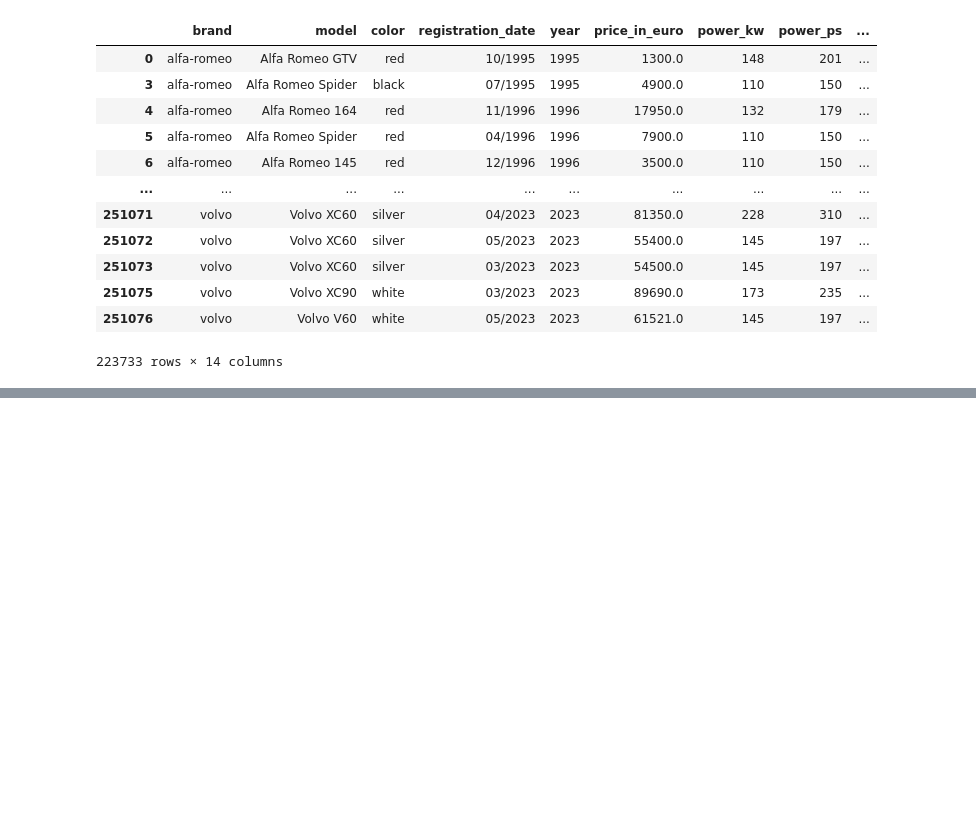
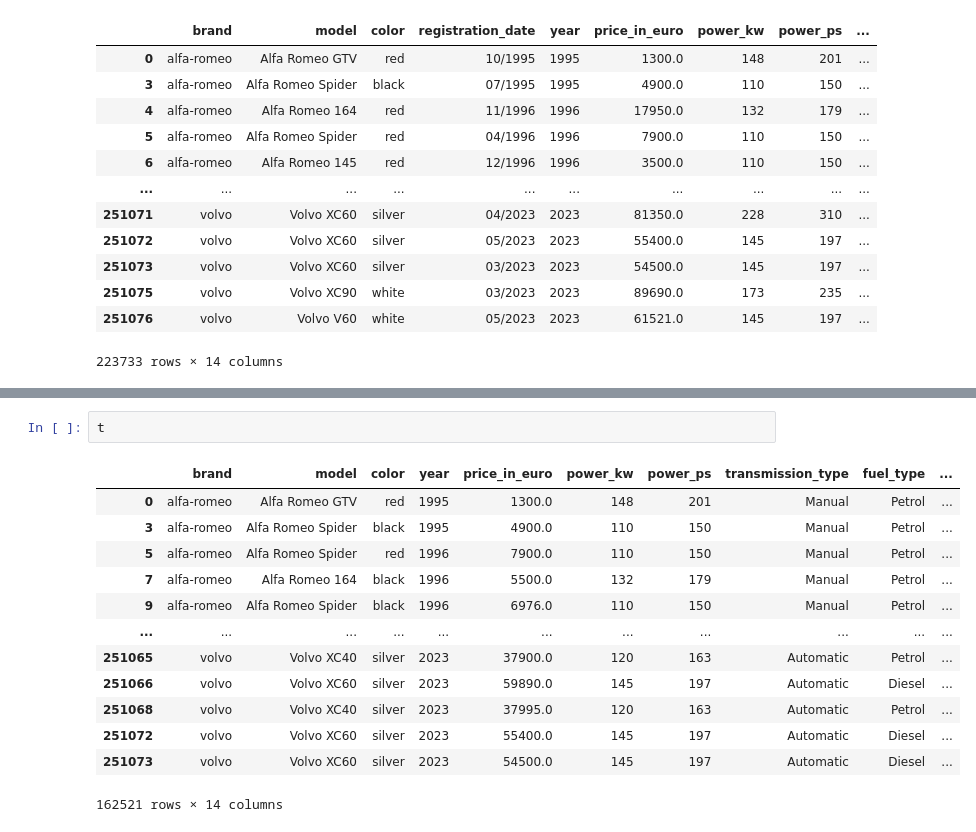
Before and after one commit to juebrauer/ws23_deeplearning, a Jupyter notebook: 1-1_datensatz_autopreise_vorbereiten.ipynb, the cells around one changed output, grey strips where cells are left out. Saved outputs shown, nothing was run; the diff lists cells and outputs as text; blank space fills up the shorter version.

```diff
--- a/1-1_datensatz_autopreise_vorbereiten.ipynb
+++ b/1-1_datensatz_autopreise_vorbereiten.ipynb
@@ -326,0 +535,16 @@ t.dropna()
+# %%
+t
+# %% [output]
+|  | brand | model | color | year | price_in_euro | power_kw | power_ps | transmission_type | fuel_type | ... |
+| 0 | alfa-romeo | Alfa Romeo GTV | red | 1995 | 1300.0 | 148 | 201 | Manual | Petrol | ... |
+| 3 | alfa-romeo | Alfa Romeo Spider | black | 1995 | 4900.0 | 110 | 150 | Manual | Petrol | ... |
+| 5 | alfa-romeo | Alfa Romeo Spider | red | 1996 | 7900.0 | 110 | 150 | Manual | Petrol | ... |
+| 7 | alfa-romeo | Alfa Romeo 164 | black | 1996 | 5500.0 | 132 | 179 | Manual | Petrol | ... |
+| 9 | alfa-romeo | Alfa Romeo Spider | black | 1996 | 6976.0 | 110 | 150 | Manual | Petrol | ... |
+| ... | ... | ... | ... | ... | ... | ... | ... | ... | ... | ... |
+| 251065 | volvo | Volvo XC40 | silver | 2023 | 37900.0 | 120 | 163 | Automatic | Petrol | ... |
+| 251066 | volvo | Volvo XC60 | silver | 2023 | 59890.0 | 145 | 197 | Automatic | Diesel | ... |
+| 251068 | volvo | Volvo XC40 | silver | 2023 | 37995.0 | 120 | 163 | Automatic | Petrol | ... |
+| 251072 | volvo | Volvo XC60 | silver | 2023 | 55400.0 | 145 | 197 | Automatic | Diesel | ... |
+| 251073 | volvo | Volvo XC60 | silver | 2023 | 54500.0 | 145 | 197 | Automatic | Diesel | ... |
+162521 rows × 14 columns
```
Also changed, not shown: parts of 22 cells of this notebook, 1 other file.
